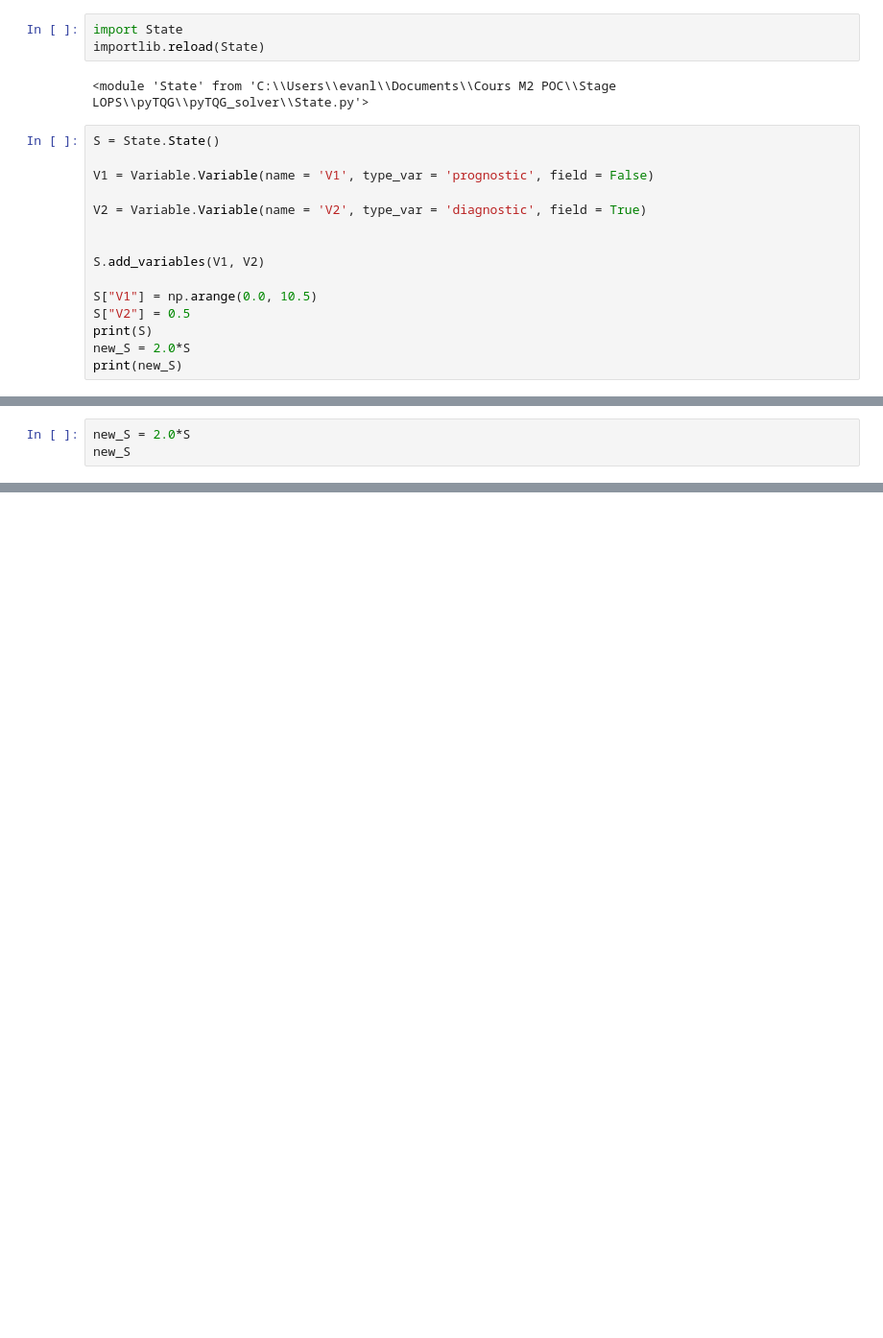
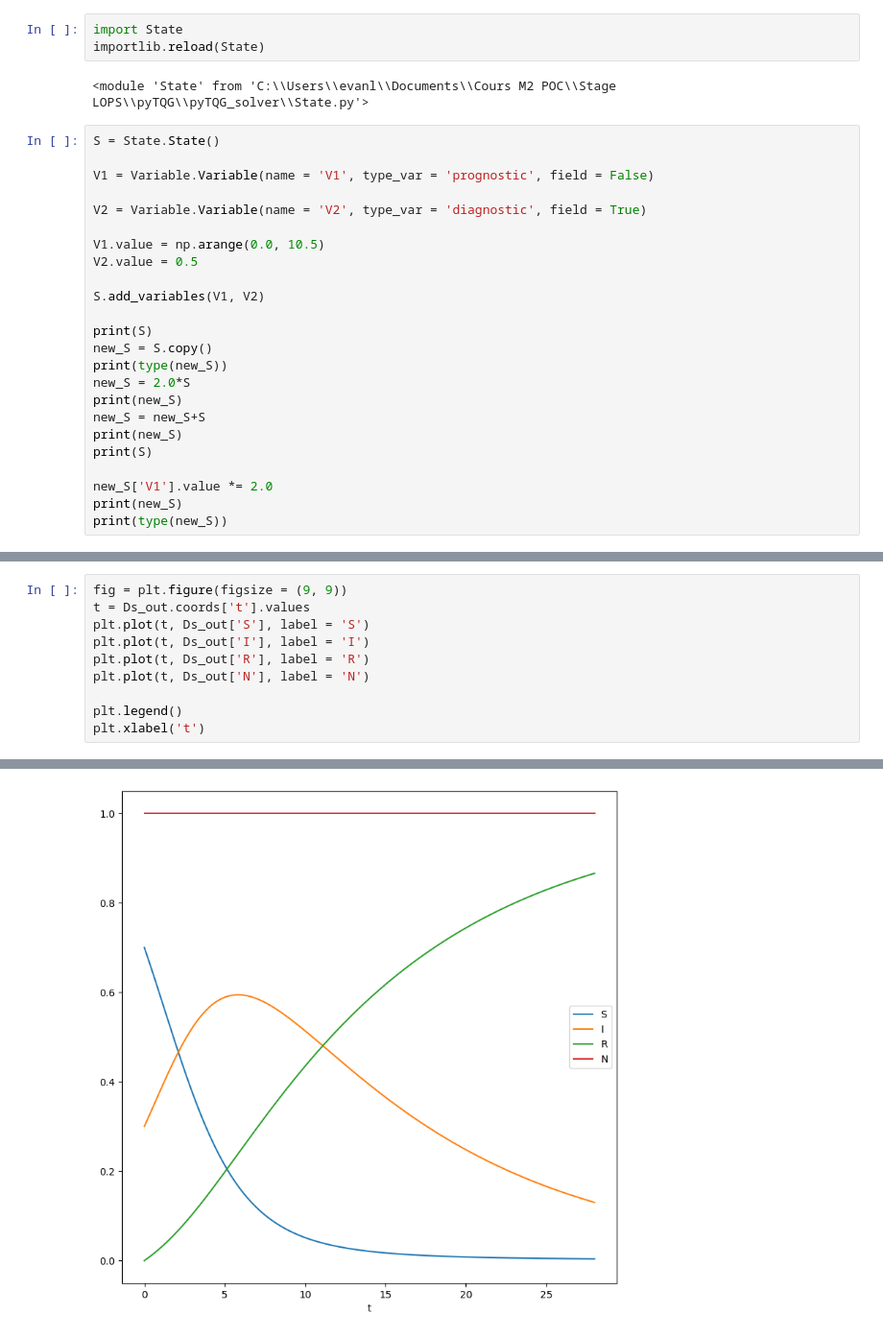
Before and after one commit to personne30003/pyTQG, a Jupyter notebook: Tests_notebooks/Grid_State_test.ipynb, the cells around one changed output, grey strips where cells are left out. Shown at 96% size. Drawn from its saved outputs; the diff is of its cells as text; blank space fills up the shorter version.

```diff
--- a/Tests_notebooks/Grid_State_test.ipynb
+++ b/Tests_notebooks/Grid_State_test.ipynb
@@ -274,12 +275,21 @@ V1 = Variable.Variable(name = 'V1', type_var = 'prognostic', field = False)
 
 V2 = Variable.Variable(name = 'V2', type_var = 'diagnostic', field = True)
 
+V1.value = np.arange(0.0, 10.5)
+V2.value = 0.5
 
 S.add_variables(V1, V2)
 
-S["V1"] = np.arange(0.0, 10.5)
-S["V2"] = 0.5
 print(S)
+new_S = S.copy()
+print(type(new_S))
 new_S = 2.0*S
 print(new_S)
+new_S = new_S+S
+print(new_S)
+print(S)
+
+new_S['V1'].value *= 2.0
+print(new_S)
+print(type(new_S))
 # %% [output]
@@ -301,3 +312,0 @@ print(new_S)
-# %%
-new_S = 2.0*S
-new_S
@@ -349,0 +402,11 @@ Variable :
+# %%
+fig = plt.figure(figsize = (9, 9))
+t = Ds_out.coords['t'].values
+plt.plot(t, Ds_out['S'], label = 'S')
+plt.plot(t, Ds_out['I'], label = 'I')
+plt.plot(t, Ds_out['R'], label = 'R')
+plt.plot(t, Ds_out['N'], label = 'N')
+
+plt.legend()
+plt.xlabel('t')
+# %% [output]
@@ -349,0 +414 @@ Variable :
+[figure, added]
```
Also changed, not shown: parts of 18 cells of this notebook, 3 other files.
